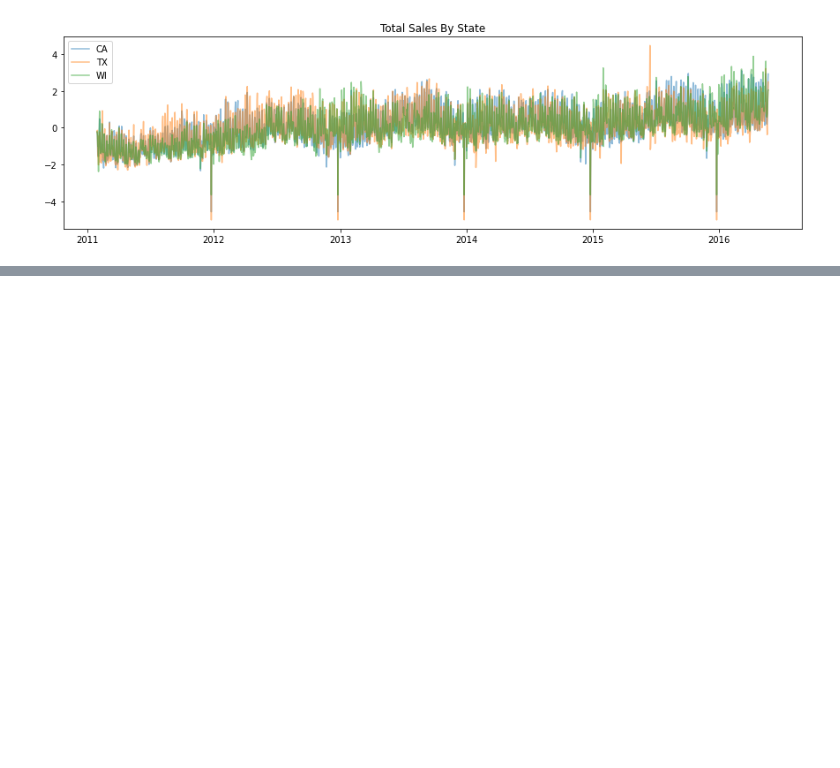
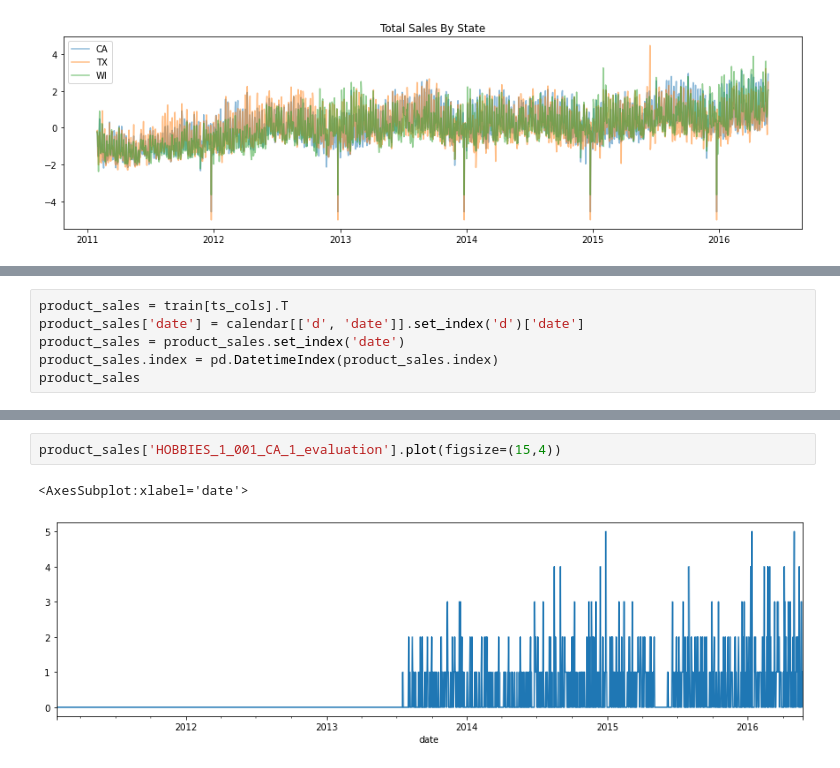
Before and after one commit to VectorInstitute/forecasting-with-dl, a Jupyter notebook: datasets/m5/load_m5_dataset.ipynb, the cells around one changed output, grey strips where cells are left out. Cells and saved outputs as stored; diff of their text form; blank space fills up the shorter version.

```diff
--- a/datasets/m5/load_m5_dataset.ipynb
+++ b/datasets/m5/load_m5_dataset.ipynb
@@ -200,0 +203,6 @@ Text(0.5, 1.0, 'Total Sales By State')
+# %%
+product_sales = train[ts_cols].T
+product_sales['date'] = calendar[['d', 'date']].set_index('d')['date']
+product_sales = product_sales.set_index('date')
+product_sales.index = pd.DatetimeIndex(product_sales.index)
+product_sales
@@ -200,0 +224,5 @@ Text(0.5, 1.0, 'Total Sales By State')
+# %%
+product_sales['HOBBIES_1_001_CA_1_evaluation'].plot(figsize=(15,4))
+# %% [output]
+<AxesSubplot:xlabel='date'>
+[figure, added]
```
Also changed, not shown: parts of 4 cells of this notebook.
